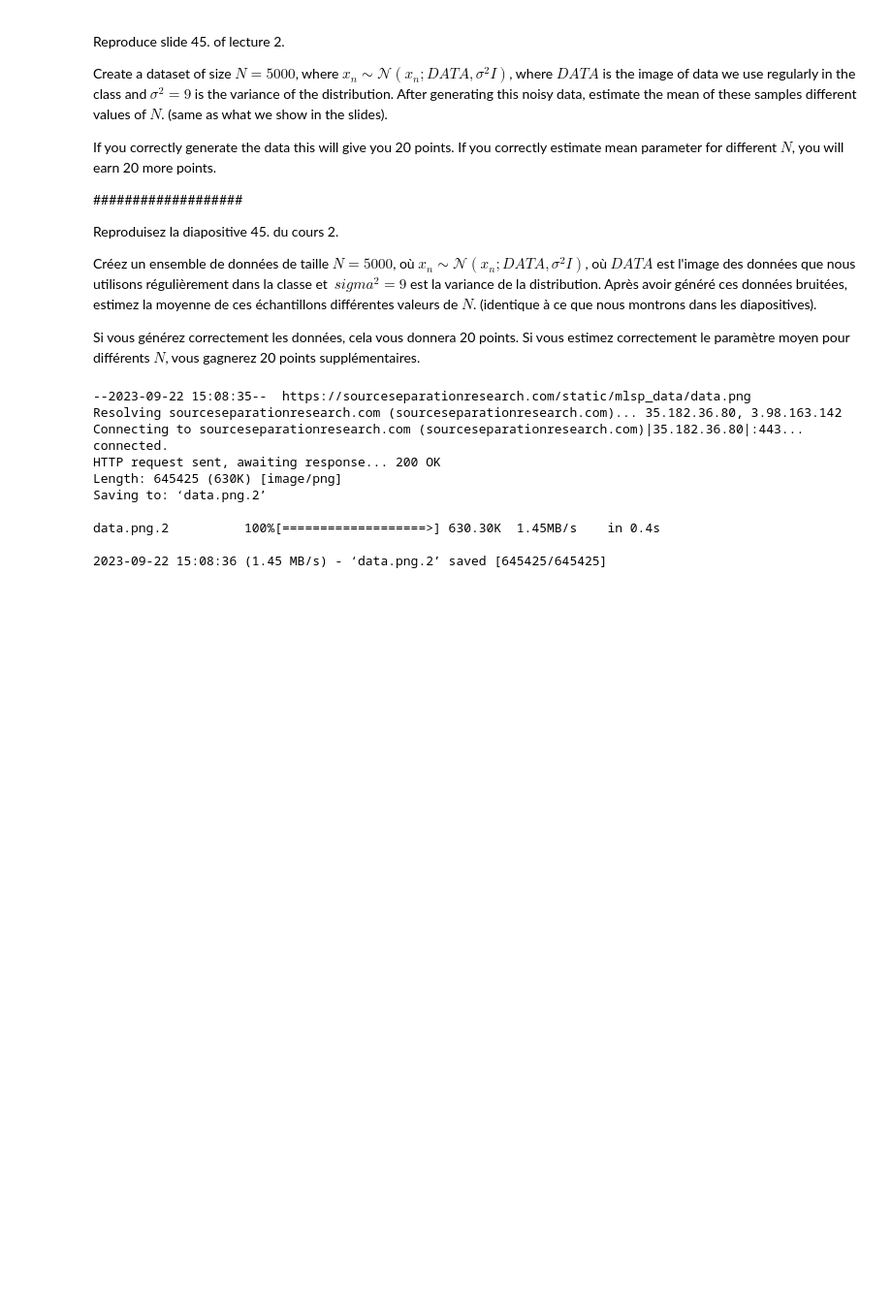
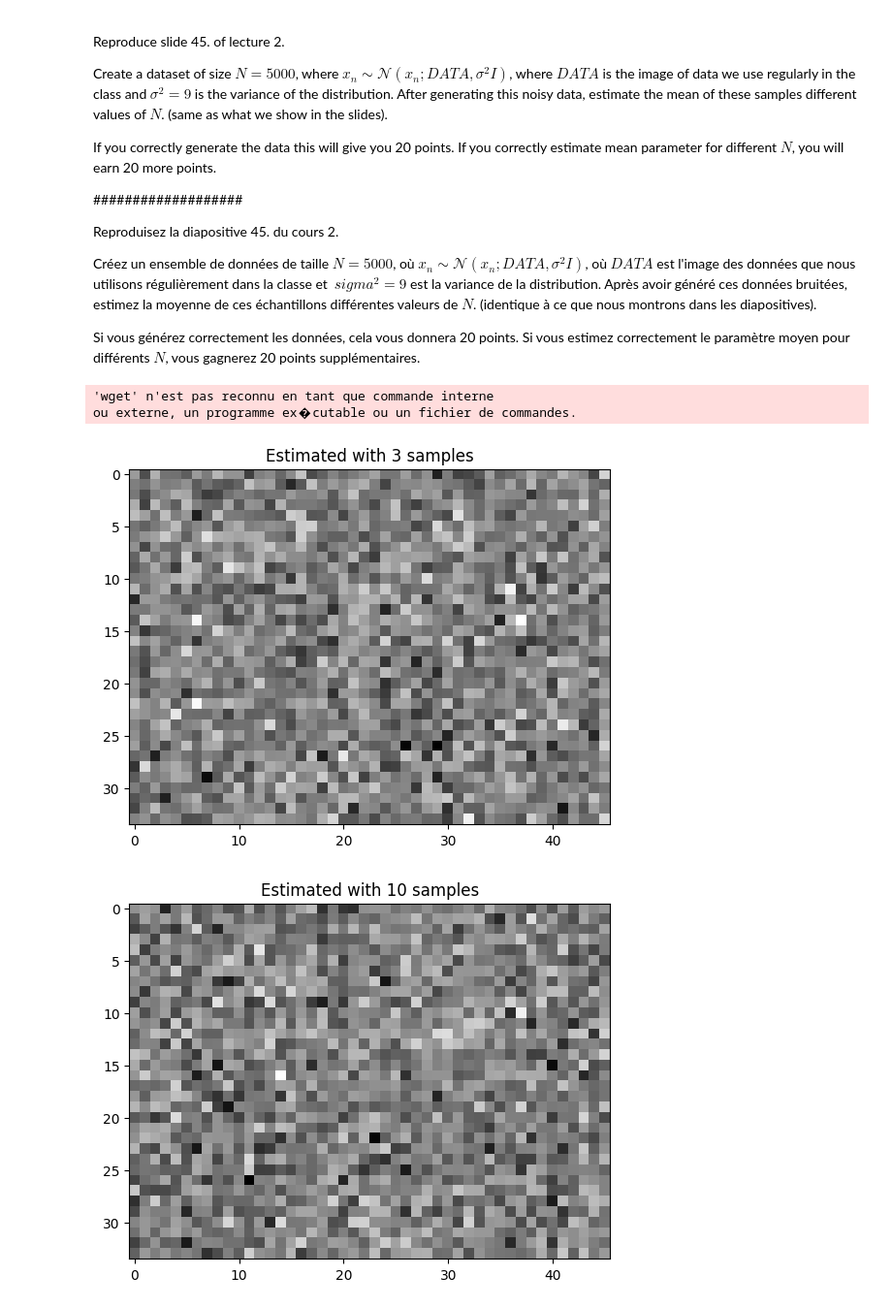
Before and after one commit to betch130/Traitement-de-signal, a Jupyter notebook: Toshare_MLSP_Lab2_BANAKINAO_Kibalou_Betchaleel.ipynb, the cells around one changed output. Shown: that part at 97% size. Cells and saved outputs as stored; diff of their text form; code cells hidden in the pictures; blank space fills up the shorter version.

```diff
--- a/Toshare_MLSP_Lab2_BANAKINAO_Kibalou_Betchaleel.ipynb
+++ b/Toshare_MLSP_Lab2_BANAKINAO_Kibalou_Betchaleel.ipynb
@@ -166,22 +183,24 @@ Si vous estimez correctement le paramètre moyen pour différents $N$, vous gagn
 # %%
 !wget https://sourceseparationresearch.com/static/mlsp_data/data.png
 import torchvision
+import numpy as np
 
 out = torchvision.io.read_image('data.png')
 im = out[:, ::20, ::20].float()
 
 im = im.mean(0)
 im = im / im.max()
 
 ##### travaillez ici
+for N in [3, 10, 20, 50, 100, 300, 600, 1000, 5000]:
+    noise=torch.randn(N,*im.shape) * 3
+    # noise = np.random.normal(0, 3, (N, *im.shape))
+    X=(im+noise).mean(dim=0)
+    plt.figure()
+    plt.title(f'Estimated with {N} samples')
+    plt.imshow(X, cmap='gray')
 # %% [output]
---2023-09-22 15:08:35--  https://sourceseparationresearch.com/static/mlsp_data/data.png
-Resolving sourceseparationresearch.com (sourceseparationresearch.com)... 35.182.36.80, 3.98.163.142
-Connecting to sourceseparationresearch.com (sourceseparationresearch.com)|35.182.36.80|:443... connected.
-HTTP request sent, awaiting response... 200 OK
-Length: 645425 (630K) [image/png]
-Saving to: ‘data.png.2’
-
-data.png.2          100%[===================>] 630.30K  1.45MB/s    in 0.4s
-
-2023-09-22 15:08:36 (1.45 MB/s) - ‘data.png.2’ saved [645425/645425]
+'wget' n'est pas reconnu en tant que commande interne
+ou externe, un programme ex�cutable ou un fichier de commandes.
+[figure, added]
+[figure, added]
```
Also changed, not shown: parts of 6 cells of this notebook, 4 other files.
